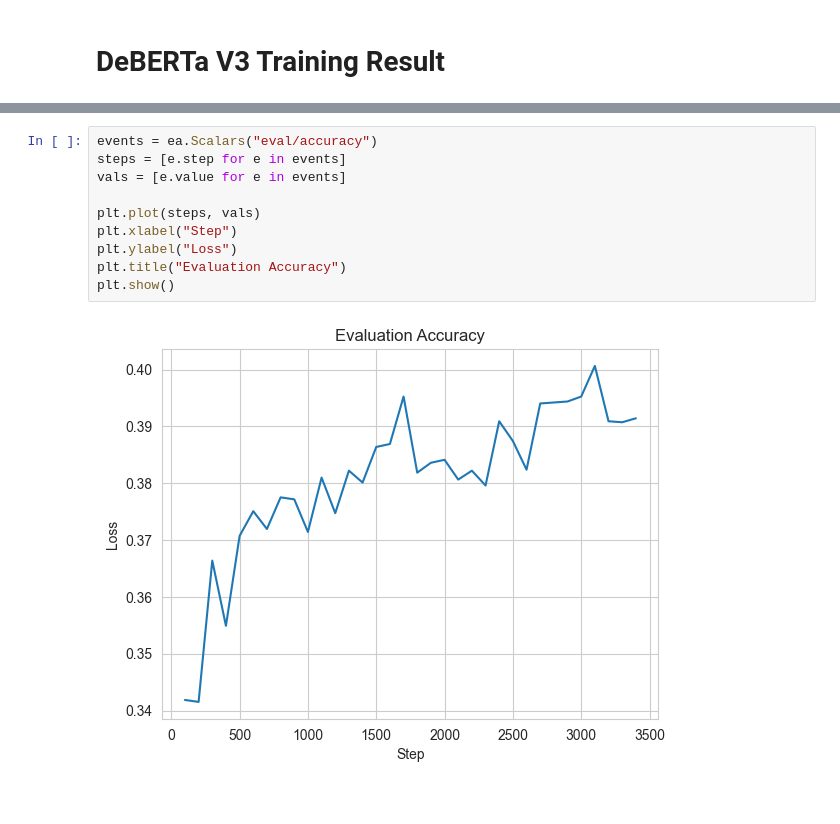
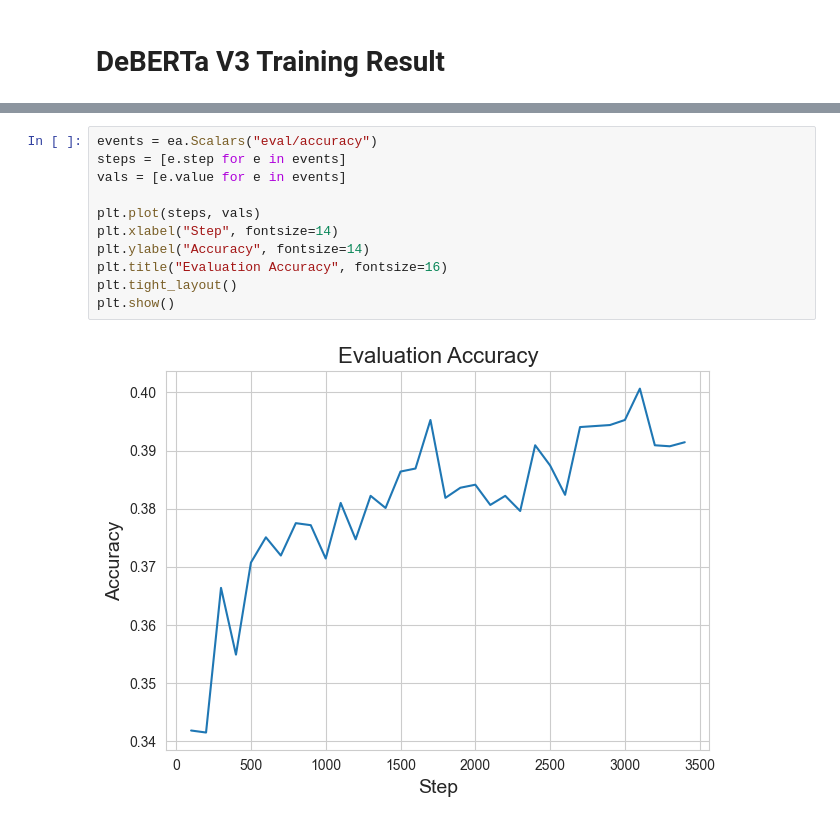
Before and after one commit to JettN/ECE-143-Group-23, a Jupyter notebook: data-visualization-for-ece143.ipynb, the cells around one changed output, grey strips where cells are left out. Saved outputs shown, nothing was run; the diff lists cells and outputs as text.

```diff
--- a/data-visualization-for-ece143.ipynb
+++ b/data-visualization-for-ece143.ipynb
@@ -1025,12 +1028,13 @@ plt.show()
 # %%
 events = ea.Scalars("eval/accuracy")
 steps = [e.step for e in events]
 vals = [e.value for e in events]
 
 plt.plot(steps, vals)
-plt.xlabel("Step")
-plt.ylabel("Loss")
-plt.title("Evaluation Accuracy")
+plt.xlabel("Step", fontsize=14)
+plt.ylabel("Accuracy", fontsize=14)
+plt.title("Evaluation Accuracy", fontsize=16)
+plt.tight_layout()
 plt.show()
 # %% [output]
-[figure, old version]
+[figure, new version]
```
Also changed, not shown: parts of 4 cells of this notebook.
